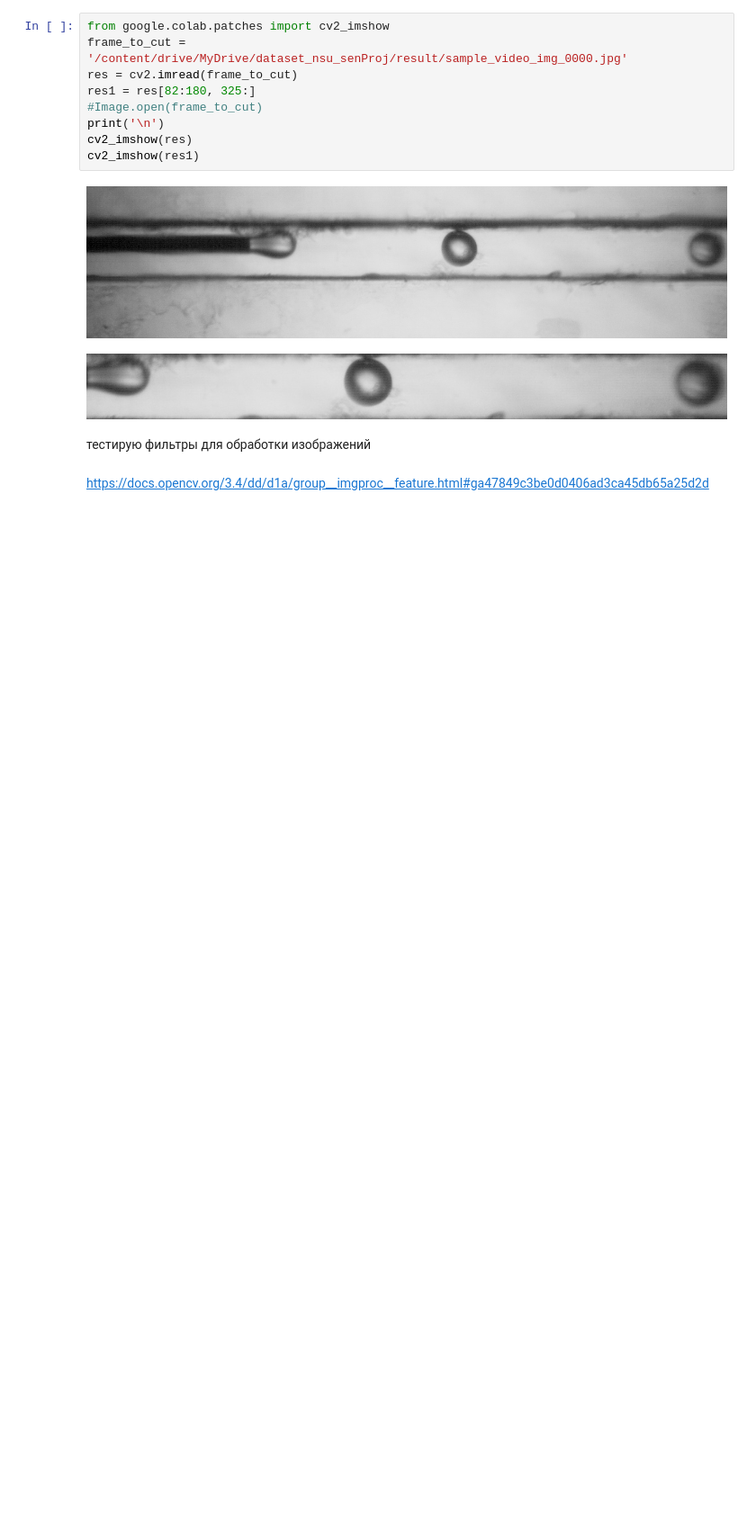
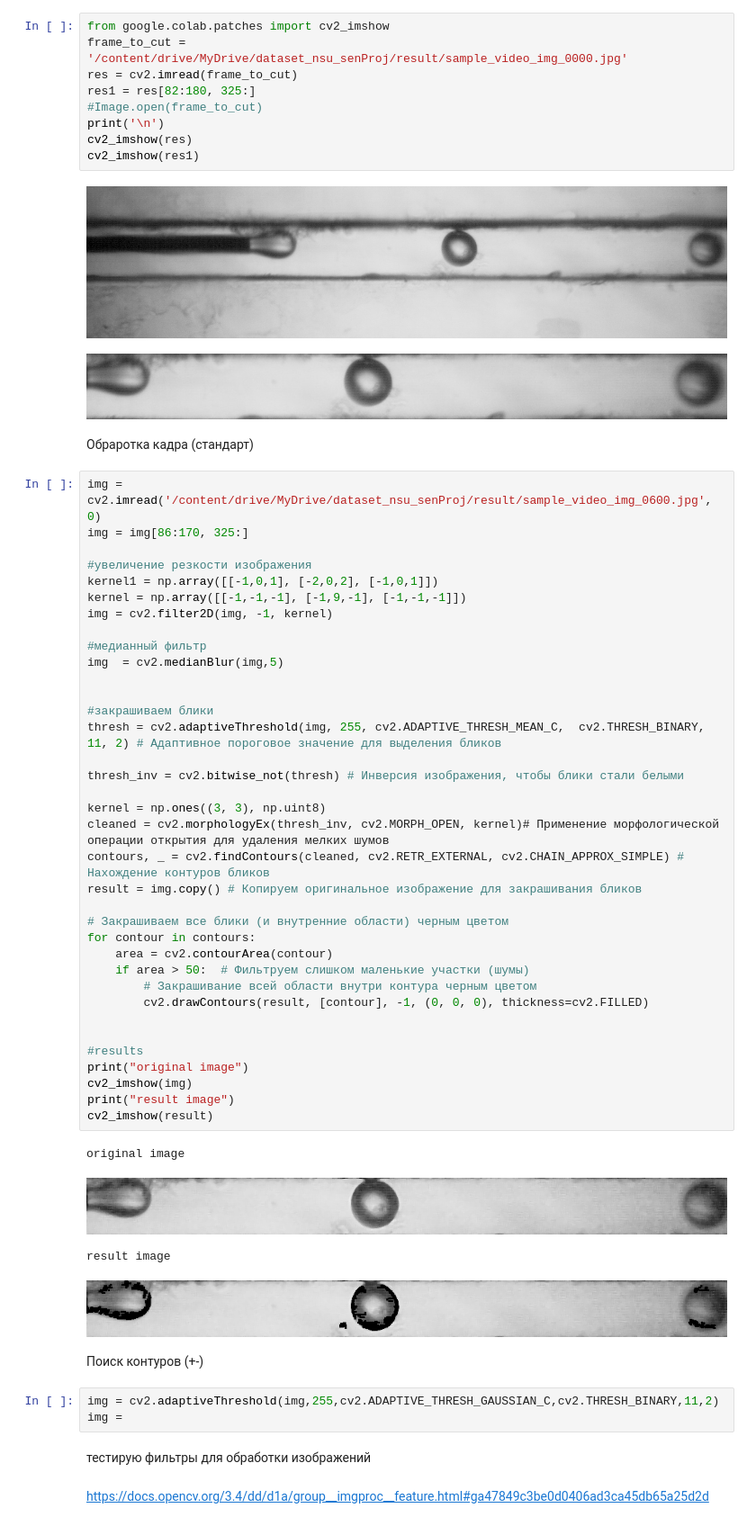
Before and after one commit to odheL42/NSU-senior-project, a Jupyter notebook: data_preprocessing.ipynb, the cells around one changed output. Shown at 90% size. Saved outputs shown, nothing was run; the diff lists cells and outputs as text; blank space fills up the shorter version.

Commit message:
добавлен стандарт обработки кадров добавлен поиск контуров в стандарт

```diff
--- a/data_preprocessing.ipynb
+++ b/data_preprocessing.ipynb
@@ -105,6 +105,54 @@ cv2_imshow(res1)
 # %% [output]
 [figure]
 [figure]
+# %% [markdown]
+Обраротка кадра (стандарт)
+# %%
+img = cv2.imread('/content/drive/MyDrive/dataset_nsu_senProj/result/sample_video_img_0600.jpg', 0)
+img = img[86:170, 325:]
+
+#увеличение резкости изображения
+kernel1 = np.array([[-1,0,1], [-2,0,2], [-1,0,1]])
+kernel = np.array([[-1,-1,-1], [-1,9,-1], [-1,-1,-1]])
+img = cv2.filter2D(img, -1, kernel)
+
+#медианный фильтр
+img  = cv2.medianBlur(img,5)
+
+
+#закрашиваем блики
+thresh = cv2.adaptiveThreshold(img, 255, cv2.ADAPTIVE_THRESH_MEAN_C,  cv2.THRESH_BINARY, 11, 2) # Адаптивное пороговое значение для выделения бликов
+
+thresh_inv = cv2.bitwise_not(thresh) # Инверсия изображения, чтобы блики стали белыми
+
+kernel = np.ones((3, 3), np.uint8)
+cleaned = cv2.morphologyEx(thresh_inv, cv2.MORPH_OPEN, kernel)# Применение морфологической операции открытия для удаления мелких шумов
+contours, _ = cv2.findContours(cleaned, cv2.RETR_EXTERNAL, cv2.CHAIN_APPROX_SIMPLE) # Нахождение контуров бликов
+result = img.copy() # Копируем оригинальное изображение для закрашивания бликов
+
+# Закрашиваем все блики (и внутренние области) черным цветом
+for contour in contours:
+    area = cv2.contourArea(contour)
+    if area > 50:  # Фильтруем слишком маленькие участки (шумы)
+        # Закрашивание всей области внутри контура черным цветом
+        cv2.drawContours(result, [contour], -1, (0, 0, 0), thickness=cv2.FILLED)
+
+
+#results
+print("original image")
+cv2_imshow(img)
+print("result image")
+cv2_imshow(result)
+# %% [output]
+original image
+[figure, added]
+result image
+[figure, added]
+# %% [markdown]
+Поиск контуров (+-)
+# %%
+img = cv2.adaptiveThreshold(img,255,cv2.ADAPTIVE_THRESH_GAUSSIAN_C,cv2.THRESH_BINARY,11,2)
+img =
 # %% [markdown]
 тестирую фильтры для обработки изображений
 # %% [markdown]
```
Also changed, not shown: parts of 2 cells of this notebook.
